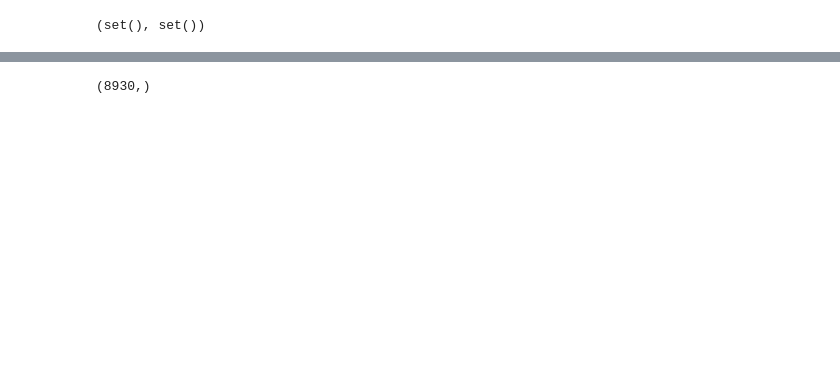
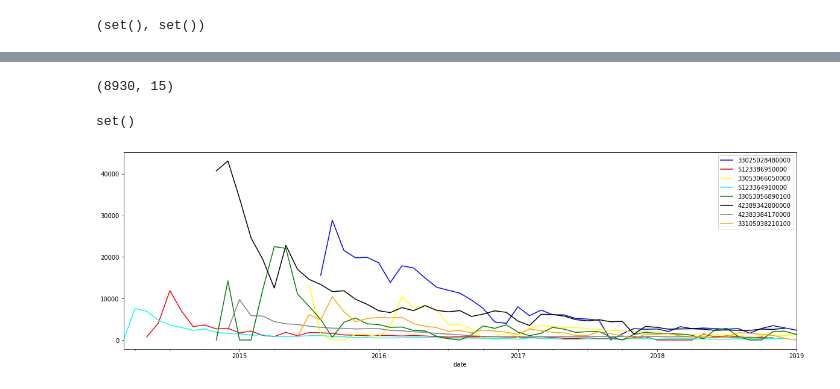
Before and after one commit to Dnbg1982/Oil-Gas-Projects, a Jupyter notebook: Reservoir Engineering/Notebooks/Oil_produc_forecasting.ipynb, the cells around one changed output, grey strips where cells are left out. Saved outputs shown, nothing was run; the diff lists cells and outputs as text; code cells hidden in the pictures; blank space fills up the shorter version.

```diff
--- a/Reservoir Engineering/Notebooks/Oil_produc_forecasting.ipynb
+++ b/Reservoir Engineering/Notebooks/Oil_produc_forecasting.ipynb
@@ -185,7 +185,7 @@ IHS_data[IHS_data.API.isin(list(IHS_data.API[IHS_data.API.duplicated()]))].head(
 | 316 | 42109325790000 | 2013-05-29 | 2013-08-10 | 2014-02-17 | NaN | COG OPERATING LIMITED LIABILITY CORP | BONE SPRING | ... |
 # %%
 # Drop duplicated wells in IHS data
-IHS_data = IHS_data.API.drop_duplicates()
-IHS_data.shape
+IHS_data_nd = IHS_data.drop_duplicates(subset=['API']).reset_index()
+IHS_data_nd.shape
 # %% [output]
-(8930,)
+(8930, 15)
@@ -191,0 +199,37 @@ IHS_data.shape
+# %%
+# Map the harmony_data to the test_data
+for column in harmony_data.columns:
+    test_data[column + '_new'] = test_data['API'].map(dict(zip(harmony_data.API, harmony_data[column])))
+
+for column in harmony_data.columns:
+    test_data[column + '_new'] = test_data['API'].map(dict(zip(harmony_data.API, harmony_data[column])))
+# %%
+# Drop columns with no relevance
+test_df = test_data.drop(['index_new', 'API_new','PermitDate_new','FirstProductionDate_new','SpudDate_new','CompletionDate_new','LatWGS84_new','LonWGS84_new', 'GOR_30_new', 'GOR_60_new', 'GOR_90_new', '_LastUpdate'], axis=1)
+test_df = test_data.drop(['index_new', 'API_new','PermitDate_new','FirstProductionDate_new','SpudDate_new','CompletionDate_new','LatWGS84_new','LonWGS84_new', 'GOR_30_new', 'GOR_60_new', 'GOR_90_new', '_LastUpdate'], axis=1)
+# %%
+# Rename date column to match test_data
+test_df.rename(columns={'Month_Year':'date'}, inplace=True)
+# %%
+# Set date and API as index
+test_df.set_index('date', inplace=True)
+# %%
+# Check if test_df and test_df have the same columns
+set(test_df.columns) - set(test_df.columns)
+# %% [output]
+set()
+# %%
+# Plot 10 random wells from test_df to see their behaviour
+random_wells = np.random.choice(test_df.API.unique(), 8)
+test_df[(test_df['API'] == random_wells[0])]['Liquid'].plot(figsize=(20, 6), color='blue')
+test_df[(test_df['API'] == random_wells[1])]['Liquid'].plot(figsize=(20, 6), color='red')
+test_df[(test_df['API'] == random_wells[2])]['Liquid'].plot(figsize=(20, 6), color='yellow')
+test_df[(test_df['API'] == random_wells[3])]['Liquid'].plot(figsize=(20, 6), color='cyan')
+test_df[(test_df['API'] == random_wells[4])]['Liquid'].plot(figsize=(20, 6), color='green')
+test_df[(test_df['API'] == random_wells[5])]['Liquid'].plot(figsize=(20, 6), color='black')
+test_df[(test_df['API'] == random_wells[6])]['Liquid'].plot(figsize=(20, 6), color='grey')
+test_df[(test_df['API'] == random_wells[7])]['Liquid'].plot(figsize=(20, 6), color='orange')
+plt.legend(random_wells)
+plt.show()
+# %% [output]
+[figure, added]
```
Also changed, not shown: parts of 18 cells of this notebook.
